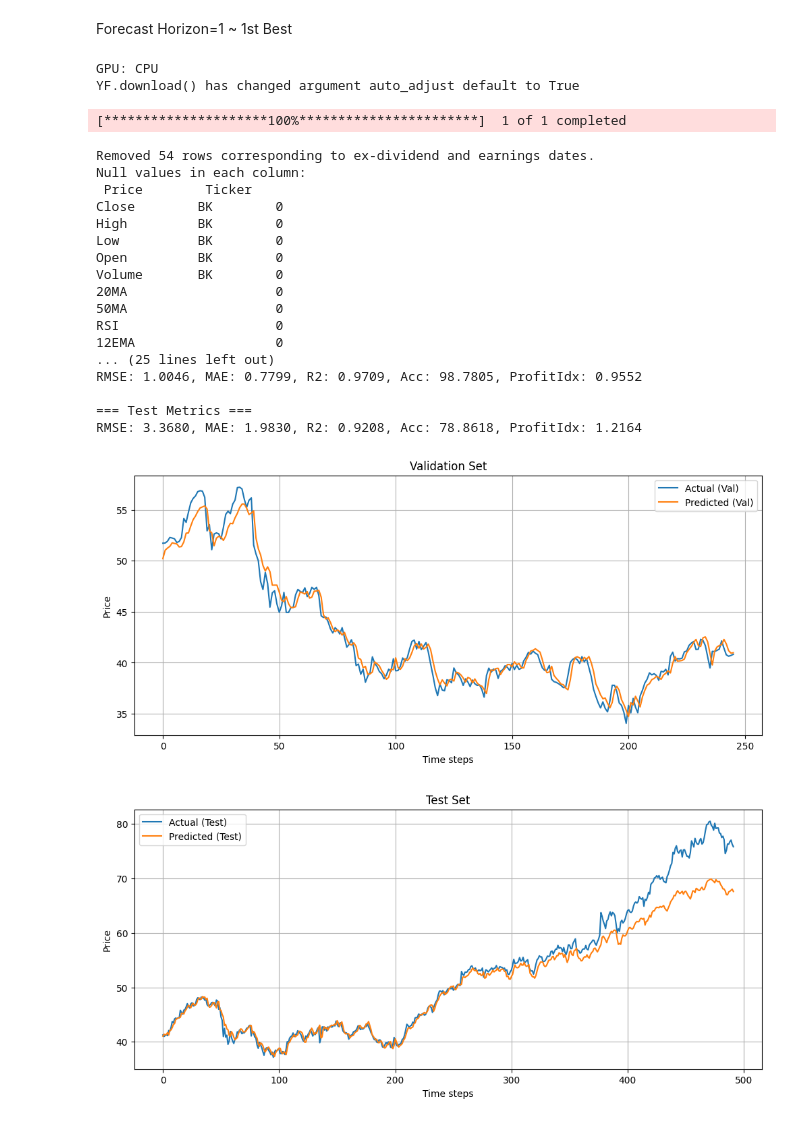
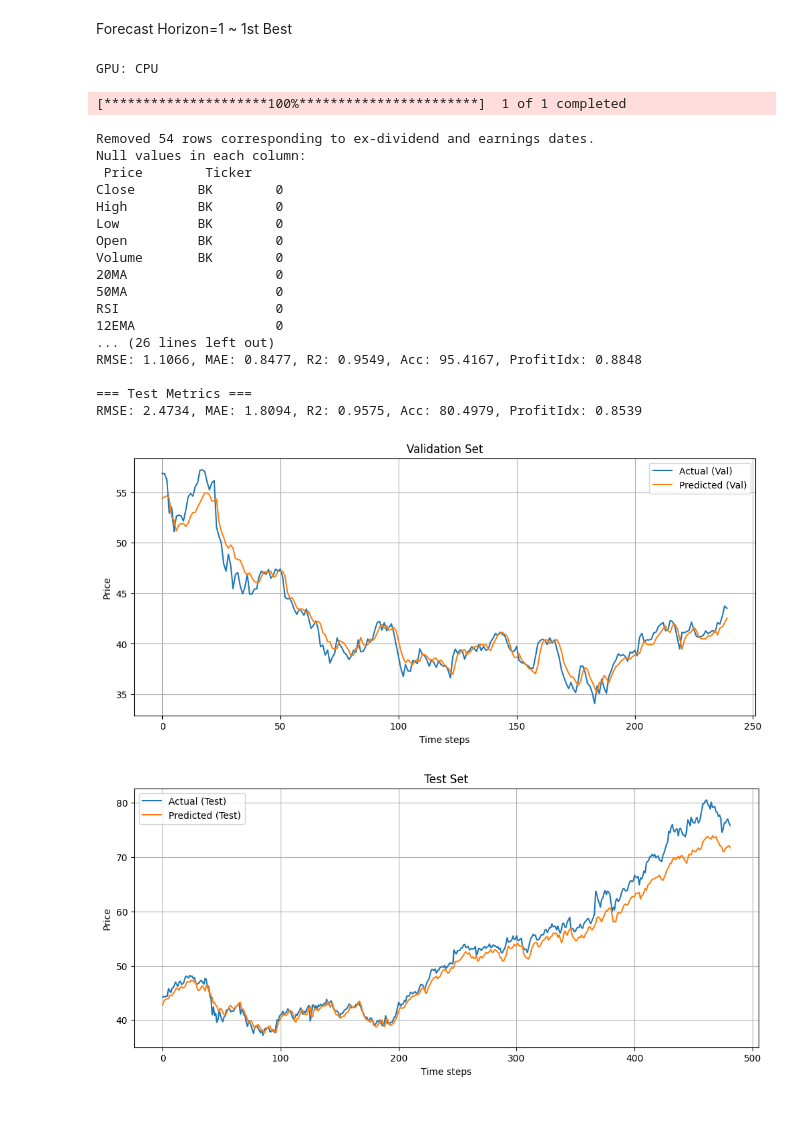
Before and after one commit to ScarletDawn03/FinalYearProject, a Jupyter notebook: TestResults/LSTM/BK_LSTM.ipynb, the cells around one changed output. Cells and saved outputs as stored; diff of their text form; code cells hidden in the pictures.

```diff
--- a/TestResults/LSTM/BK_LSTM.ipynb
+++ b/TestResults/LSTM/BK_LSTM.ipynb
@@ -164,7 +164,7 @@ def train_and_evaluate_model(model, train_loader, val_data, test_data, optimizer
 # -------------------
 if __name__ == '__main__':
     ticker = 'BK'
-    window_size, forecast_window = 5, 1
+    window_size, forecast_window = 60, 1
     fixed_indicators = ['20MA','50MA', 'RSI', 'Upper_BB', 'Lower_BB', 'Williams_%R' ]
 
     data_processor = DataPreprocessing(ticker=ticker, start_date='2014-01-01', end_date='2024-12-31')
@@ -217,36 +217,35 @@ if __name__ == '__main__':
     print(f"\nRunning for indicators: {fixed_indicators}, Window: {window_size}, Forecast: {forecast_window}")
     train_and_evaluate_model(
         model,
         train_loader,
         (X_val, y_val_scaled),
         (X_test, y_test_scaled),
         optimizer,
         criterion,
         scaler_y,
         forecast_window,
         epochs=100,
         patience=0.2
     )
 # %% [output]
 GPU: CPU
-YF.download() has changed argument auto_adjust default to True
 [*********************100%***********************]  1 of 1 completed
 Removed 54 rows corresponding to ex-dividend and earnings dates.
 Null values in each column:
  Price        Ticker
 Close        BK        0
 High         BK        0
 Low          BK        0
 Open         BK        0
 Volume       BK        0
 20MA                   0
 50MA                   0
 RSI                    0
 12EMA                  0
-... (25 lines left out)
-RMSE: 1.0046, MAE: 0.7799, R2: 0.9709, Acc: 98.7805, ProfitIdx: 0.9552
+... (26 lines left out)
+RMSE: 1.1066, MAE: 0.8477, R2: 0.9549, Acc: 95.4167, ProfitIdx: 0.8848
 
 === Test Metrics ===
-RMSE: 3.3680, MAE: 1.9830, R2: 0.9208, Acc: 78.8618, ProfitIdx: 1.2164
+RMSE: 2.4734, MAE: 1.8094, R2: 0.9575, Acc: 80.4979, ProfitIdx: 0.8539
-[figure, old version]
+[figure, new version]
-[figure, old version]
+[figure, new version]
```
Also changed, not shown: 44 other files.
